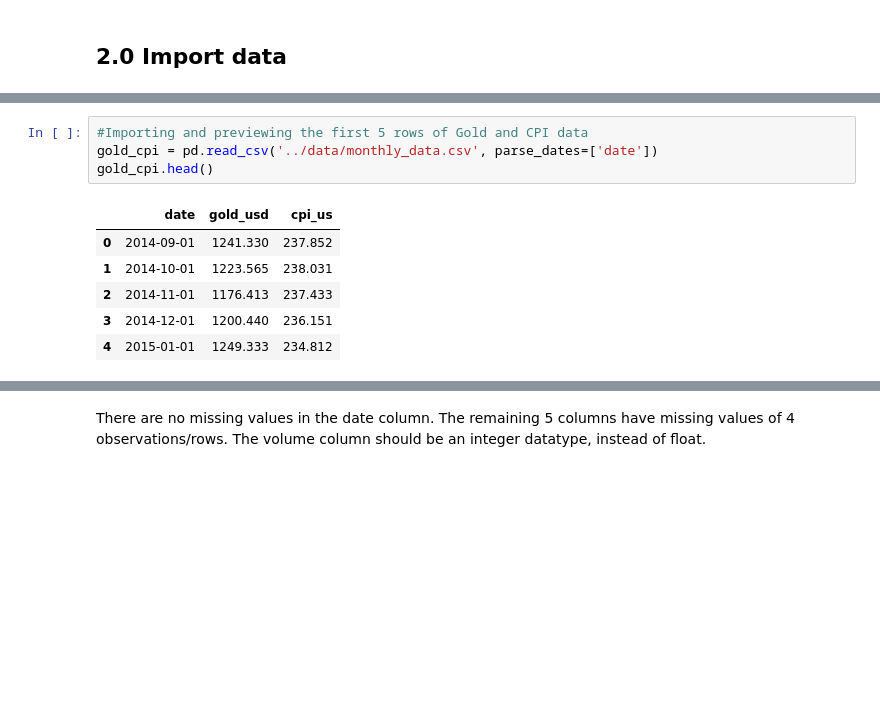
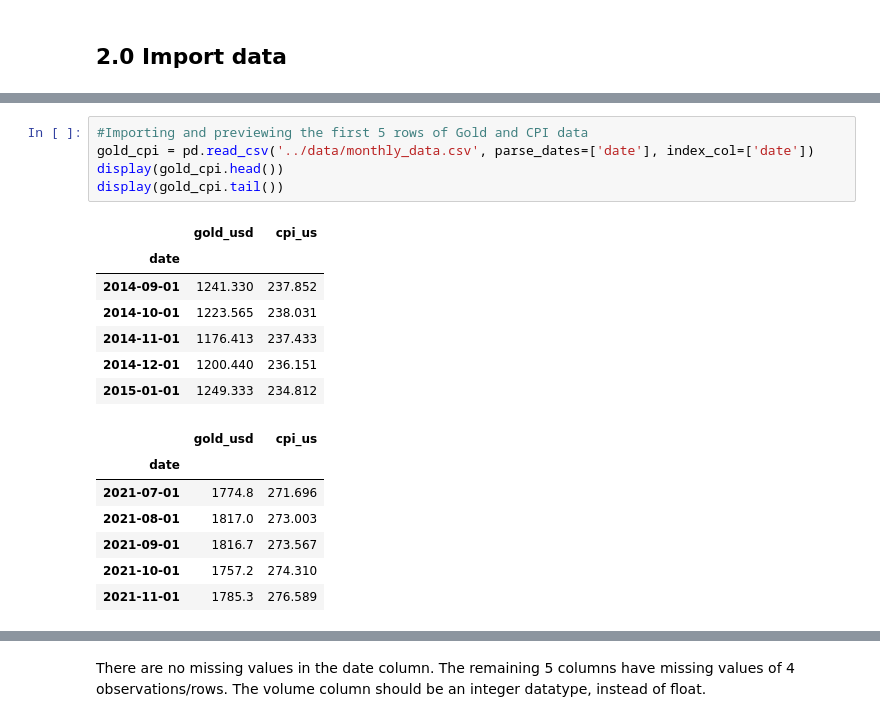
Before and after one commit to coolname101/bitcoin-stock-portfolio, a Jupyter notebook: notebooks/report_notebook.ipynb, the cells around one changed output, grey strips where cells are left out. Drawn from its saved outputs; the diff is of its cells as text; blank space fills up the shorter version.

```diff
--- a/notebooks/report_notebook.ipynb
+++ b/notebooks/report_notebook.ipynb
@@ -76,14 +105,23 @@ sp500.head()
 # %%
 #Importing and previewing the first 5 rows of Gold and CPI data
-gold_cpi = pd.read_csv('../data/monthly_data.csv', parse_dates=['date'])
-gold_cpi.head()
+gold_cpi = pd.read_csv('../data/monthly_data.csv', parse_dates=['date'], index_col=['date'])
+display(gold_cpi.head())
+display(gold_cpi.tail())
 # %% [output]
-|  | date | gold_usd | cpi_us |
-| 0 | 2014-09-01 | 1241.330 | 237.852 |
-| 1 | 2014-10-01 | 1223.565 | 238.031 |
-| 2 | 2014-11-01 | 1176.413 | 237.433 |
-| 3 | 2014-12-01 | 1200.440 | 236.151 |
-| 4 | 2015-01-01 | 1249.333 | 234.812 |
+|  | gold_usd | cpi_us |
+| date |  |  |
+| 2014-09-01 | 1241.330 | 237.852 |
+| 2014-10-01 | 1223.565 | 238.031 |
+| 2014-11-01 | 1176.413 | 237.433 |
+| 2014-12-01 | 1200.440 | 236.151 |
+| 2015-01-01 | 1249.333 | 234.812 |
+|  | gold_usd | cpi_us |
+| date |  |  |
+| 2021-07-01 | 1774.8 | 271.696 |
+| 2021-08-01 | 1817.0 | 273.003 |
+| 2021-09-01 | 1816.7 | 273.567 |
+| 2021-10-01 | 1757.2 | 274.310 |
+| 2021-11-01 | 1785.3 | 276.589 |
 # %%
 #Inspecting the datasets for missing values and data type inconsistencies
 #Inspecting Bitcoin data
```
Also changed, not shown: parts of 44 cells of this notebook.
